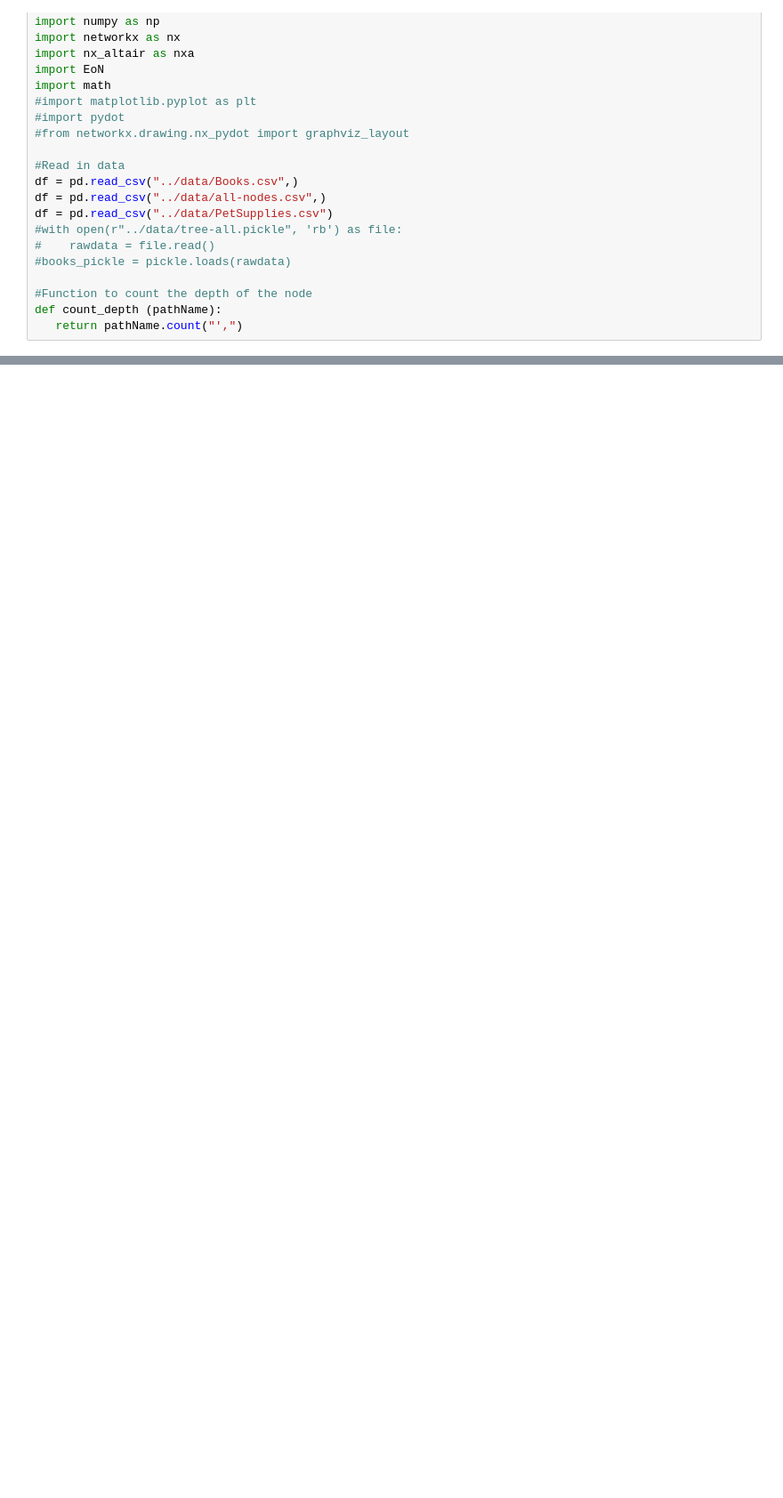
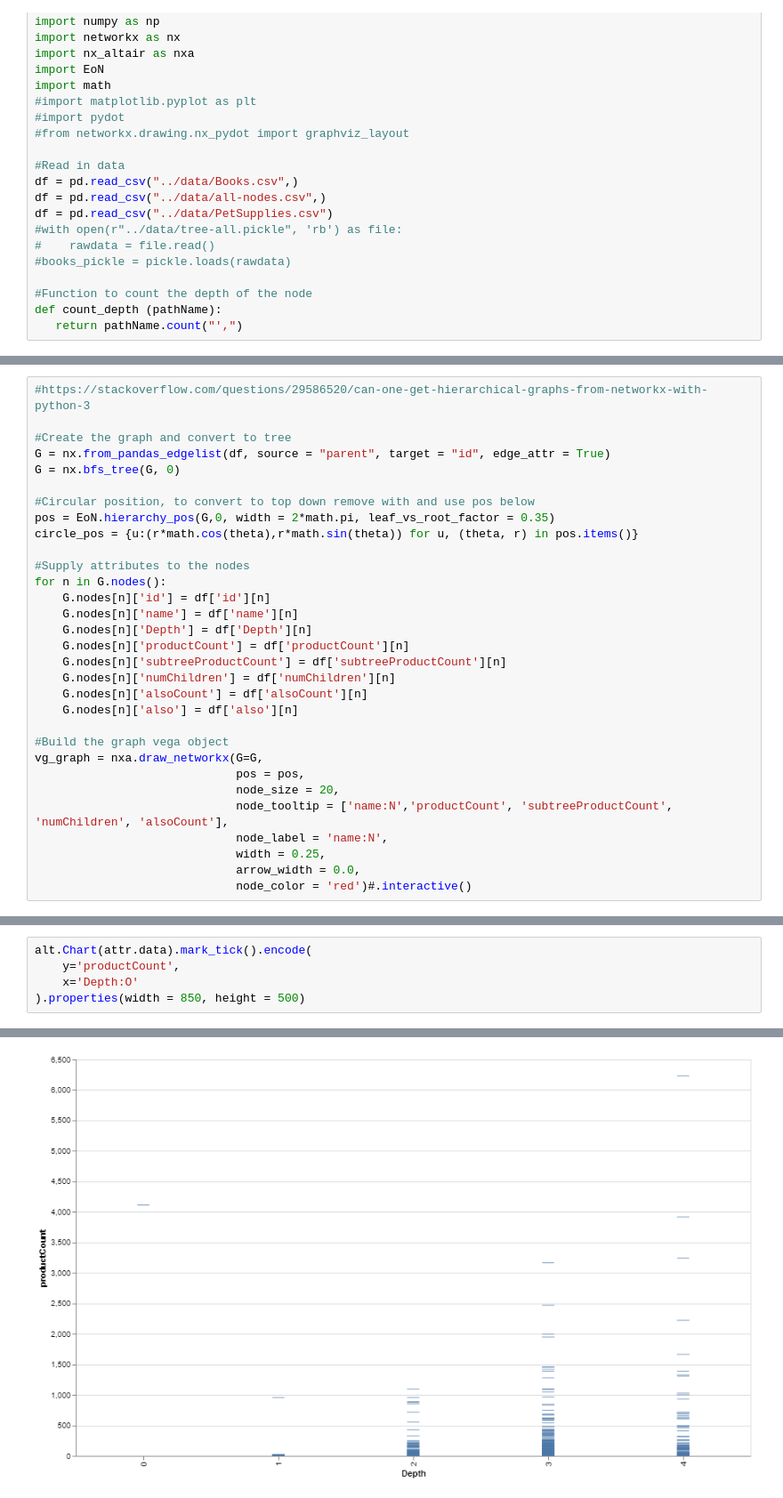
Before and after one commit to stewarthkerr/CS765_DC3, a Jupyter notebook: code/kerr_dc3.ipynb, the cells around one changed output, grey strips where cells are left out. Shown at 89% size. Drawn from its saved outputs; the diff is of its cells as text; blank space fills up the shorter version.

```diff
--- a/code/kerr_dc3.ipynb
+++ b/code/kerr_dc3.ipynb
@@ -56,0 +39,31 @@ alt.Chart(df).mark_bar().encode(
+# %%
+#https://stackoverflow.com/questions/29586520/can-one-get-hierarchical-graphs-from-networkx-with-python-3
+
+#Create the graph and convert to tree
+G = nx.from_pandas_edgelist(df, source = "parent", target = "id", edge_attr = True)
+G = nx.bfs_tree(G, 0)
+
+#Circular position, to convert to top down remove with and use pos below
+pos = EoN.hierarchy_pos(G,0, width = 2*math.pi, leaf_vs_root_factor = 0.35)
+circle_pos = {u:(r*math.cos(theta),r*math.sin(theta)) for u, (theta, r) in pos.items()}
+
+#Supply attributes to the nodes
+for n in G.nodes():
+    G.nodes[n]['id'] = df['id'][n]
+    G.nodes[n]['name'] = df['name'][n]
+    G.nodes[n]['Depth'] = df['Depth'][n]
+    G.nodes[n]['productCount'] = df['productCount'][n]
+    G.nodes[n]['subtreeProductCount'] = df['subtreeProductCount'][n]
+    G.nodes[n]['numChildren'] = df['numChildren'][n]
+    G.nodes[n]['alsoCount'] = df['alsoCount'][n]
+    G.nodes[n]['also'] = df['also'][n]
+
+#Build the graph vega object
+vg_graph = nxa.draw_networkx(G=G,
+                             pos = pos,
+                             node_size = 20,
+                             node_tooltip = ['name:N','productCount', 'subtreeProductCount', 'numChildren', 'alsoCount'],
+                             node_label = 'name:N',
+                             width = 0.25,
+                             arrow_width = 0.0,
+                             node_color = 'red')#.interactive()
@@ -304,0 +206,6 @@ alt.Chart(cars).mark_point().encode(
+# %%
+alt.Chart(attr.data).mark_tick().encode(
+    y='productCount',
+    x='Depth:O'
+).properties(width = 850, height = 500)
+# %% [output]
@@ -304,0 +213 @@ alt.Chart(cars).mark_point().encode(
+[figure, added]
```
Also changed, not shown: parts of 10 cells of this notebook, 7 other files.
